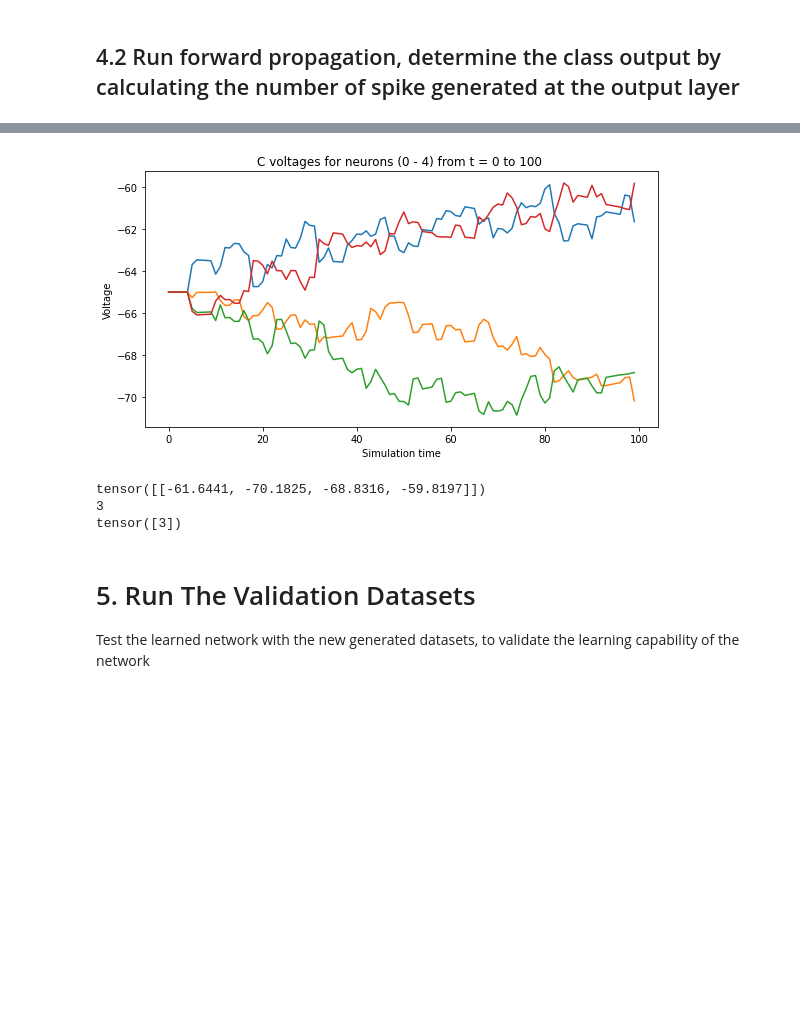
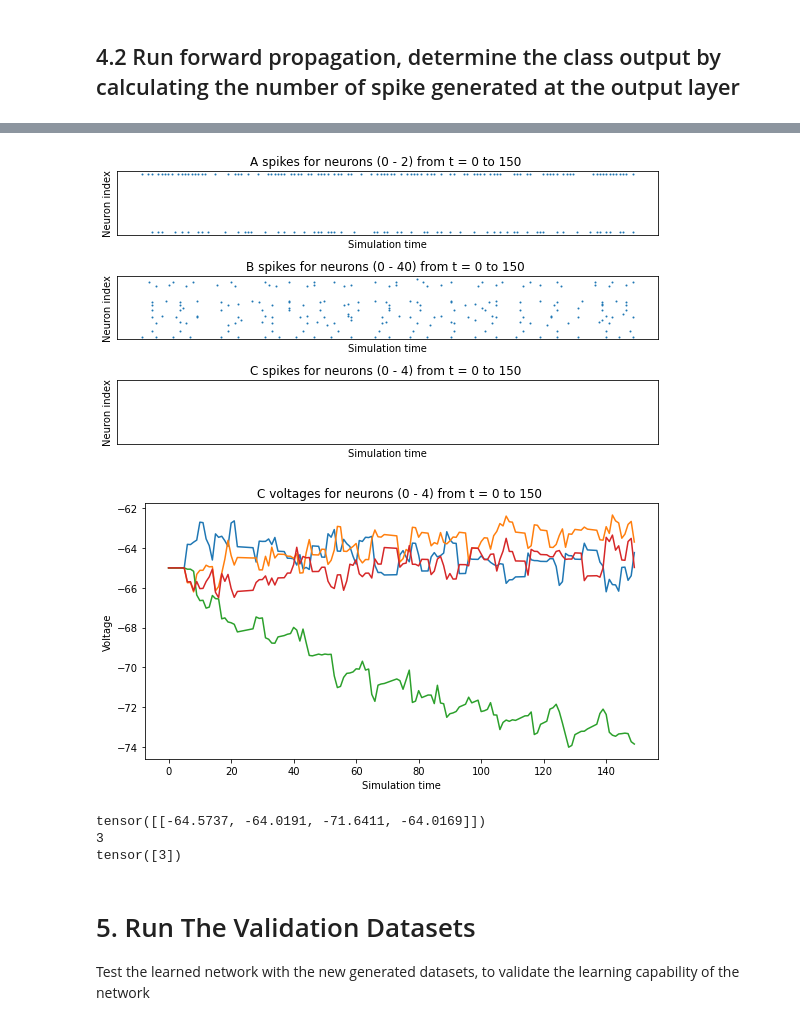
Before and after one commit to aravsi77/spiking_neural_network_thesis, a Jupyter notebook: modulation_class_snn_enabling_sbp.ipynb, the cells around one changed output, grey strips where cells are left out. Saved outputs shown, nothing was run; the diff lists cells and outputs as text; code cells hidden in the pictures; blank space fills up the shorter version.

```diff
--- a/modulation_class_snn_enabling_sbp.ipynb
+++ b/modulation_class_snn_enabling_sbp.ipynb
@@ -194,7 +232,7 @@ psk = [ np.exp( 1j * 2 * np.pi * m / M + 1j * np.pi / M ) for m in range( M ) ]
 # %%
 
 #define the noise power
-SNR_dB = 15 # the SNR Value in dB
+SNR_dB = 18 # the SNR Value in dB
 sigma2_n = 1**2 * 10**( - SNR_dB / 10 ) # get the noise variance
 
 c = np.zeros(N_samples) + 1j*np.zeros(N_samples)
@@ -242,7 +299,7 @@ network.layers["B"].reset_state_variables() #reset neuron internal voltage
 #convert all the amplitude data into the spike rate
 mod_type = "cplx"
 
-max_rate = 400 #maximum rate in Hz
+max_rate = 20 #maximum rate in Hz poisson 400
 rate = torch.zeros(z.shape)
 input_data = torch.zeros(N_samples*Time,nodes[0],device=device)
 
@@ -255,7 +312,8 @@ for i,val in enumerate(z):
     if (mod_type=="cplx"):
         rate = torch.tensor([[(np.real(val)+1.5)*max_rate],[(np.imag(val)+1.5)*max_rate]]).squeeze()
         #convert into poisson distributed spike train
-        input_data[i*Time:(i*Time)+Time,:] = encoding.poisson(datum=rate.int(),time=Time)
+        #input_data[i*Time:(i*Time)+Time,:] = encoding.poisson(datum=rate.int(),time=Time)
+        input_data[i*Time:(i*Time)+Time,:] = encode_increase_sr(datum=rate.int(),time=Time)
     else:
         rate = torch.tensor([[val*max_rate],[(2*M-val)*max_rate]]).squeeze() #convert amplitude to spike rate
         #convert into poisson distributed spike train
@@ -337,8 +395,8 @@ the following are the procedure to do Backpropagation Algorithm <br>
 dt = torch.linspace(0,Time-1,Time) #the time axis
 ref_spike = torch.exp(-dt/tau_m).to(device) ##spike referrence
 
-num_epoch = 125 #number of epochs
-learn_rate = 0.06 #the learning rate
+num_epoch = 25 #number of epochs
+learn_rate = 0.02 #the learning rate
 L = torch.zeros(num_epoch)
 l = torch.zeros(N_samples)
 ACC = torch.zeros(num_epoch)
@@ -524,7 +583,7 @@ Prediction  tensor([3, 3, 0, 0, 0, 3], dtype=torch.int32)
 network.layers["C"].reset_state_variables()
 network.layers["B"].reset_state_variables()
 
-j = idx_mis[1]
+j = idx_mis[0]
 inputs = {"A":input_data[j*Time:(j*Time)+Time,:]}
 network.run(inputs=inputs,time=Time)
 #fetch the spikes and voltage value
@@ -708,31 +788,32 @@ Predicted network tensor([0, 0, 0, 0], dtype=torch.int32)
 # %%
 #plot the voltage
 #reset state variables
-network.layers["C"].thresh = -10.0 * torch.ones(nodes[2])
+#network.layers["C"].thresh = -10.0 * torch.ones(nodes[2])
 network.layers["C"].reset_state_variables()
 network.layers["B"].reset_state_variables()
 
-j = idx_mis[0]
+j = idx_mis[2]
 inputs = {"A":input_data[j*Time:(j*Time)+Time,:]}
 network.run(inputs=inputs,time=Time)
 #fetch the spikes and voltage value
 spikes = {
         "A": network.monitors['A'].get('s'),
         "B": network.monitors['B'].get("s"),
         "C": network.monitors['C'].get("s"),
     }
 voltages = {#"B": network.monitors['B'].get("v"),
             "C": network.monitors['C'].get("v")}
 plt.ioff()
-#plot_spikes(spikes)
+plot_spikes(spikes)
 plot_voltages(voltages, plot_type="line")
 plt.show()
 
 print(voltages["C"][99,:,:])
 print(torch.argmax(voltages["C"][99,:,:]).item())
 print(s[idx_mis[0]])
 # %% [output]
-[figure, old version]
+[figure, new version]
+[figure, added]
-tensor([[-61.6441, -70.1825, -68.8316, -59.8197]])
+tensor([[-64.5737, -64.0191, -71.6411, -64.0169]])
 3
 tensor([3])
```
Also changed, not shown: parts of 30 cells of this notebook.
